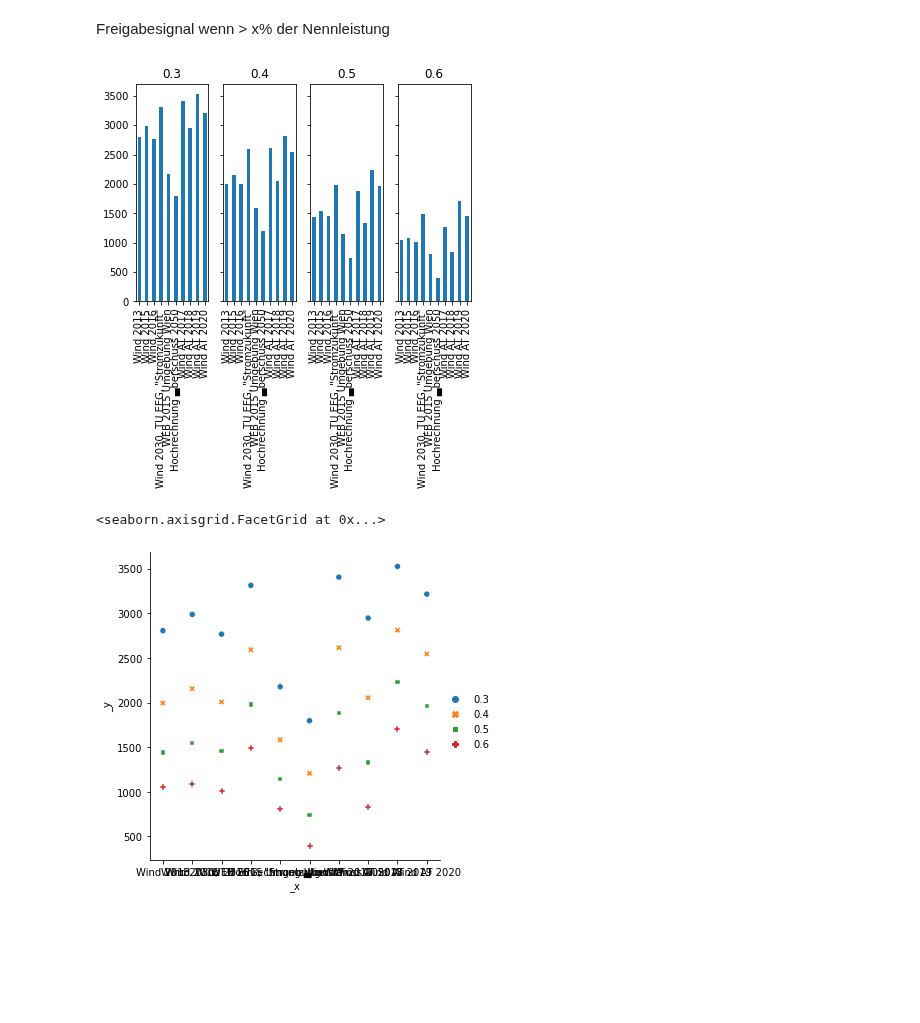
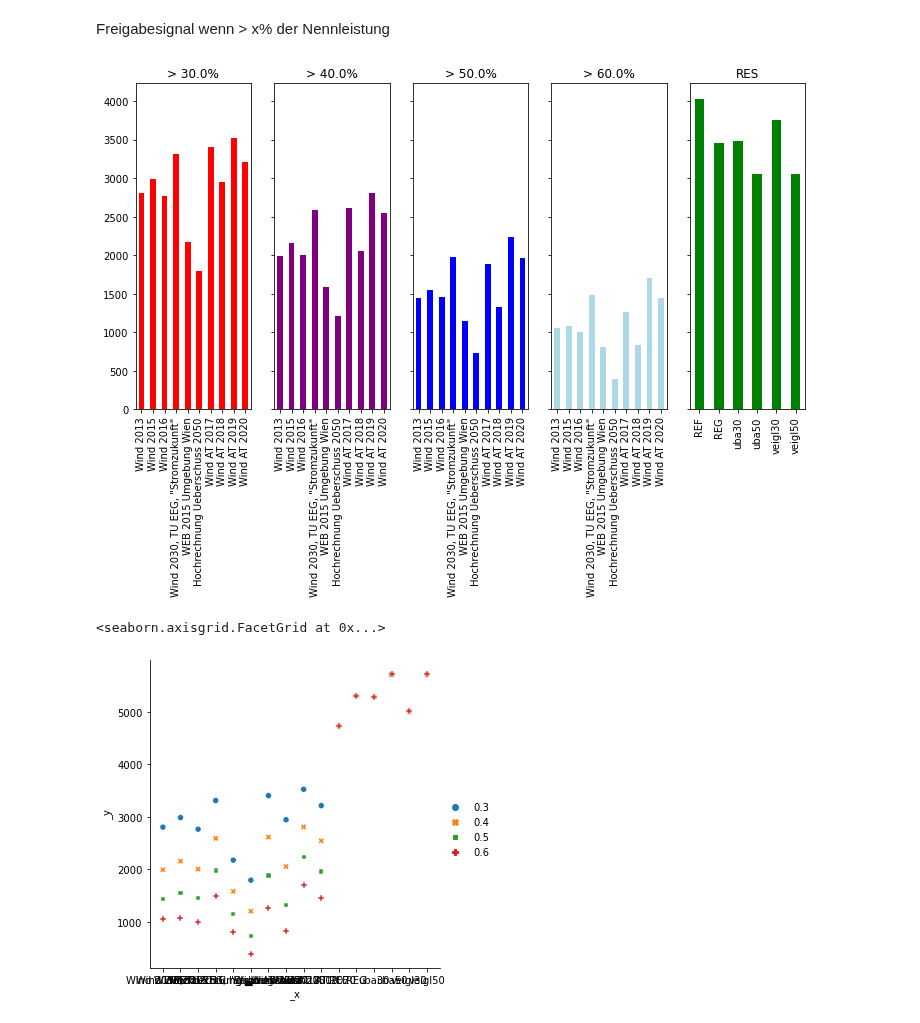
Before and after one commit to simonschaluppe/peexcel, a Jupyter notebook: Analysis/Netzdienlichkeit/Netzdienlichkeit.ipynb, the cells around one changed output. Saved outputs shown, nothing was run; the diff lists cells and outputs as text; code cells hidden in the pictures; blank space fills up the shorter version.

```diff
--- a/Analysis/Netzdienlichkeit/Netzdienlichkeit.ipynb
+++ b/Analysis/Netzdienlichkeit/Netzdienlichkeit.ipynb
@@ -36,6 +32,6 @@ df = normalize(df)
 # %%
 import numpy as np
-
-df.index = np.arange("2021-01-01","2022-01-01 00:00", dtype="datetime64[h]")
+dates = np.arange("2021-01-01","2022-01-01 00:00", dtype="datetime64[h]")
+df.index = dates
 df.head()
 # %% [output]
@@ -52,0 +49,19 @@ df.plot()
+# %%
+manutz = ["MANutz/Schaltsignal_REF.csv",
+"MANutz/Schaltsignal_REG.csv",
+"MANutz/Schaltsignal_uba30.csv",
+"MANutz/Schaltsignal_uba50.csv",
+"MANutz/Schaltsignal_veigl30.csv",
+"MANutz/Schaltsignal_veigl50.csv" ]
+
+df_nutz = pd.DataFrame()
+for p in manutz:
+    a = pd.read_csv(p).iloc[:,1]
+    df_nutz[p.split("_")[1][:-4]] = a
+df_nutz.index = dates
+df_nutz.head()
+df_nutz = df_nutz.replace(1,-1)
+df_nutz = df_nutz.replace(0,1).replace(-1,0)
+# %%
+df=pd.concat([df, df_nutz], axis=1)
+df.head()
@@ -55,20 +77,27 @@ Freigabesignal wenn > x% der Nennleistung
 # %%
 import matplotlib.pyplot as plt
 
 cutoffs = [0.3,0.4,0.5,0.6]
+colors=["red","purple","blue", "lightblue"]
 anzahl = pd.DataFrame()
-fig, ax = plt.subplots(1, len(cutoffs), sharey=True)
+c1 = df.columns[:-6]
+c2 = df.columns[-6:]
+fig, ax = plt.subplots(1, len(cutoffs)+1, sharey=True, figsize=(12,6))
 for i, x in enumerate(cutoffs):
-    sig = df.where(df>x)
-    sig.count().plot(kind="bar", ax=ax[i], title=x)
+    sig = df[c1].where(df>x)
+    sig.count().plot(kind="bar", ax=ax[i], title=f"> {x*100}%", color=colors[i])
 
-    anzahl[x] = sig.count()
+
+sig = df[c2].where(df>x)
+sig.count().plot(kind="bar", ax=ax[len(cutoffs)], title="RES", color="green")
+
+fig.savefig("freigabestunden.png", dpi=300, bbox_inches="tight")
 # %% [output]
-[figure, old version]
+[figure, new version]
 # %%
 import seaborn as sns
 #anzahl
 sns.relplot(data=anzahl)
 # %% [output]
 <seaborn.axisgrid.FacetGrid at 0x...>
-[figure, old version]
+[figure, new version]
```
Also changed, not shown: parts of 28 cells of this notebook, 14 other files.
